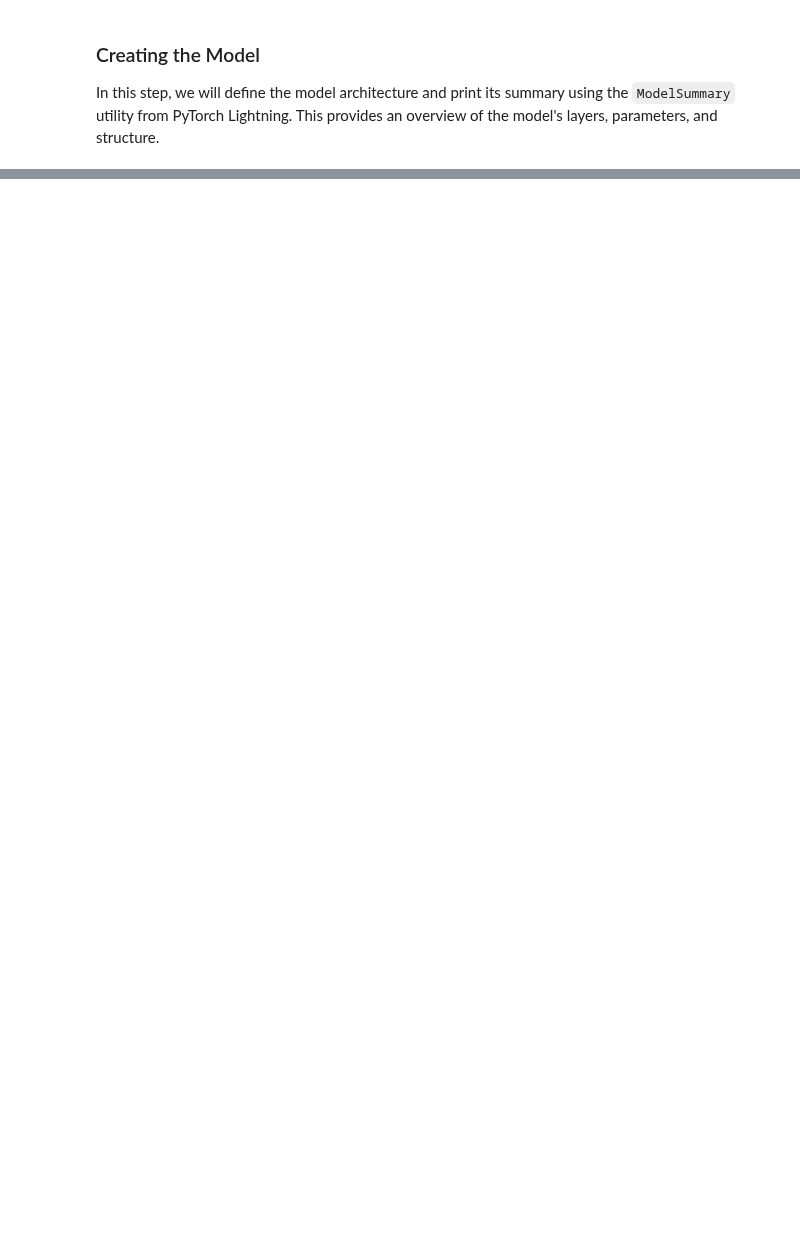
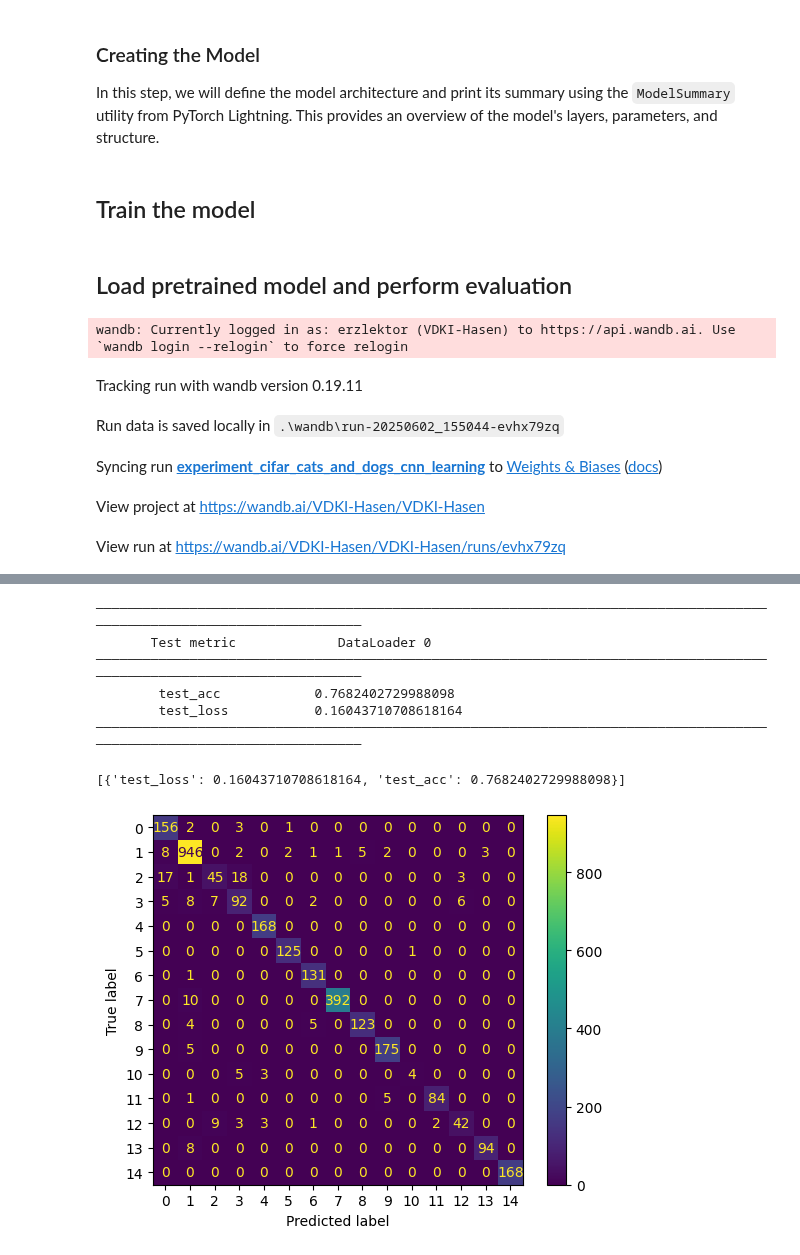
Before and after one commit to lukpausr/HKA_VDKI, a Jupyter notebook: main_facedetection.ipynb, the cells around one changed output, grey strips where cells are left out. Cells and saved outputs as stored; diff of their text form; code cells hidden in the pictures; blank space fills up the shorter version.

Commit message:
added model for face detection and notebook

```diff
--- a/main_facedetection.ipynb
+++ b/main_facedetection.ipynb
@@ -161,0 +184,33 @@ wandb.finish()
+# %% [markdown]
+## Train the model
+# %%
+# Training of the model
+trainer.fit(model=model, datamodule=dm)
+
+# Finish wandb
+wandb.finish()
+
+# Save the trained model checkpoint
+timestamp = datetime.now().strftime("%Y%m%d_%H%M%S")
+save_path = os.path.join(config['path_to_models'], f"{name}_model_{timestamp}.ckpt")
+trainer.save_checkpoint(save_path)
+print(f"Model saved to: {save_path}")
+config['path_to_model'] = save_path
+# %% [markdown]
+## Load pretrained model and perform evaluation
+# %%
+model = TransferLearningModuleMulticlass.load_from_checkpoint(
+    config['path_to_model'],
+    model=timm.create_model('efficientnet_b4', pretrained=False, num_classes=len(config['name_list'])),
+    num_classes=len(config['name_list'])
+)
+# Put model in evaluation mode and move to correct device
+model.eval()
+trainer.test(model=model, dataloaders=test_loader)
+# %% [output]
+wandb: Currently logged in as: erzlektor (VDKI-Hasen) to https://api.wandb.ai. Use `wandb login --relogin` to force relogin
+Tracking run with wandb version 0.19.11
+Run data is saved locally in .\wandb\run-20250602_155044-evhx79zq
+Syncing run experiment_cifar_cats_and_dogs_cnn_learning to Weights & Biases (docs)
+View project at https://wandb.ai/VDKI-Hasen/VDKI-Hasen
+View run at https://wandb.ai/VDKI-Hasen/VDKI-Hasen/runs/evhx79zq
@@ -161,0 +219,8 @@ wandb.finish()
+────────────────────────────────────────────────────────────────────────────────────────────────────────────────────────
+       Test metric             DataLoader 0
+────────────────────────────────────────────────────────────────────────────────────────────────────────────────────────
+        test_acc            0.7682402729988098
+        test_loss           0.16043710708618164
+────────────────────────────────────────────────────────────────────────────────────────────────────────────────────────
+[{'test_loss': 0.16043710708618164, 'test_acc': 0.7682402729988098}]
+[figure, added]
```
Also changed, not shown: parts of 10 cells of this notebook, 2 other files.
